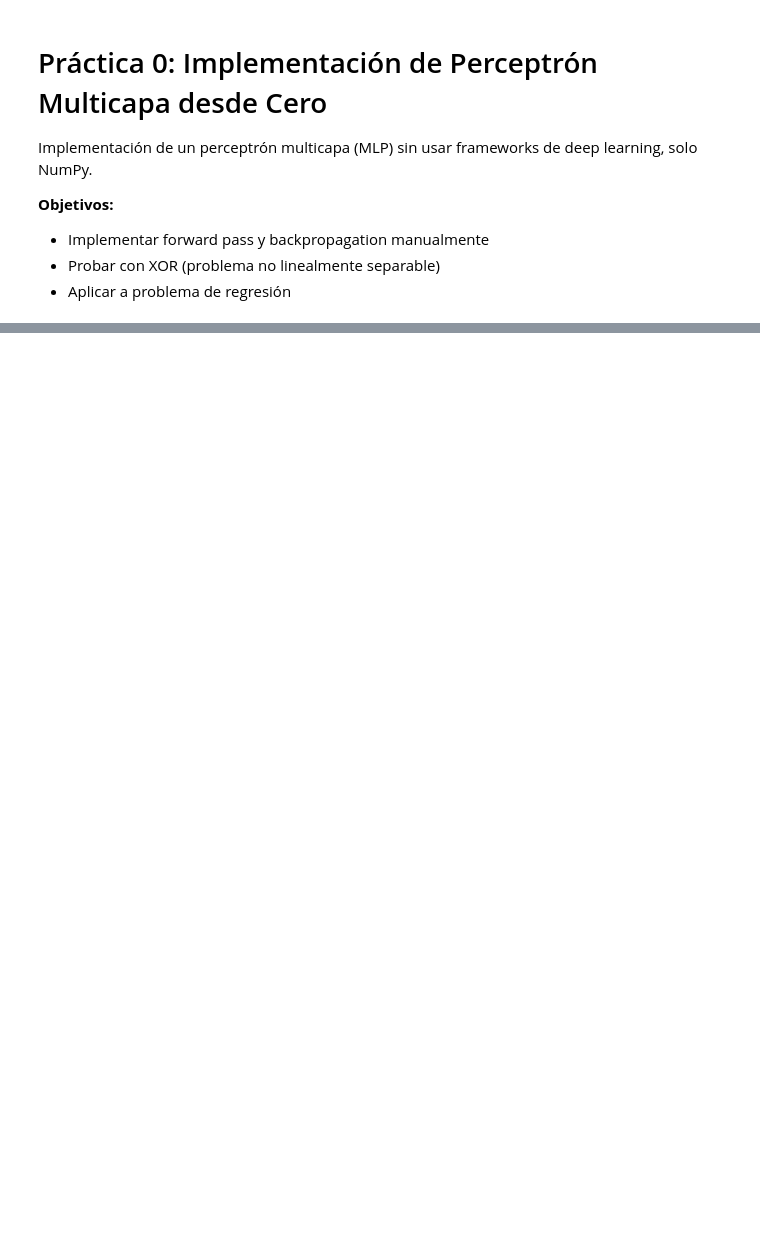
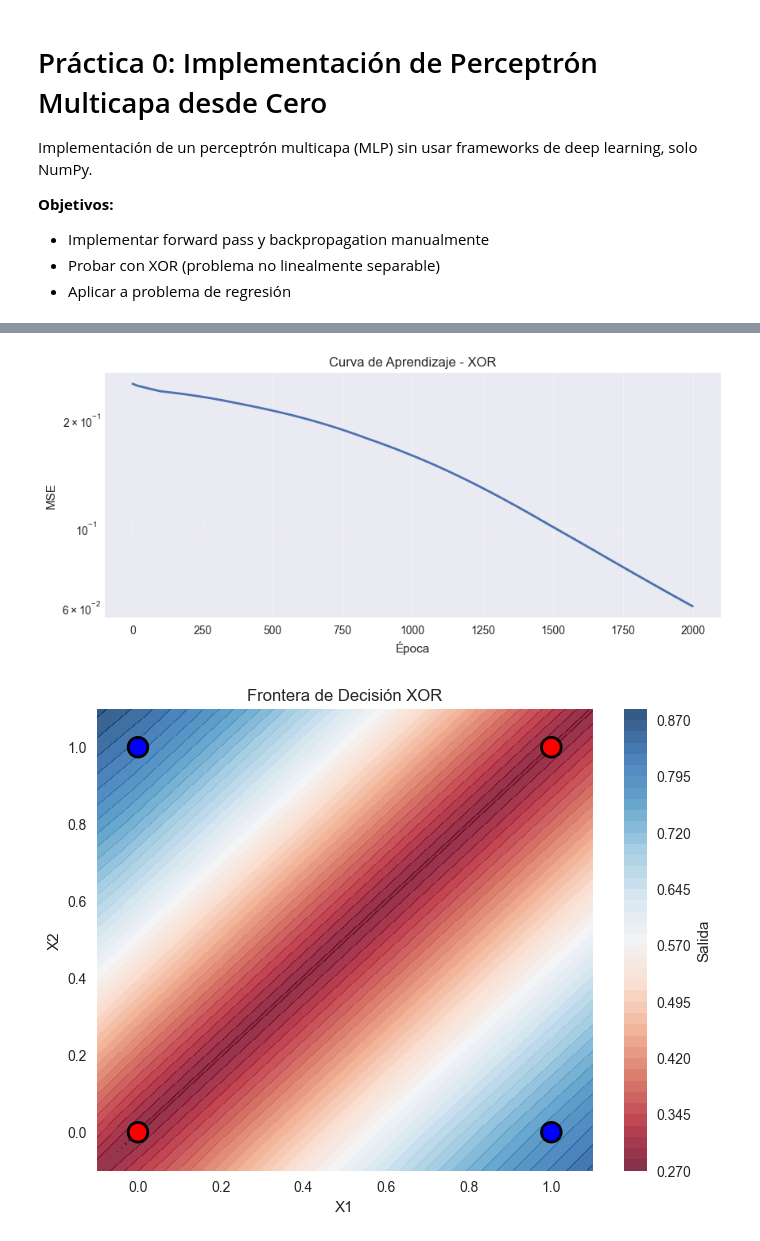
Before and after one commit to pcpO4/deep-trabajo1, a Jupyter notebook: Practicas/practica0_ap.ipynb, the cells around one changed output, grey strips where cells are left out. Drawn from its saved outputs; the diff is of its cells as text; code cells hidden in the pictures; blank space fills up the shorter version.

```diff
--- a/Practicas/practica0_ap.ipynb
+++ b/Practicas/practica0_ap.ipynb
@@ -108,7 +110,7 @@ class MultiLayerPerceptron:
             mse_train = np.mean((y - self.output) ** 2)
             self.train_errors.append(mse_train)
 
-            if X_val is not None and y_val is not None):
+            if X_val is not None and y_val is not None:
                 val_pred = self.forward(X_val)
                 mse_val = np.mean((y_val - val_pred) ** 2)
                 self.validation_errors.append(mse_val)
@@ -132,0 +204,40 @@ print("Clase MultiLayerPerceptron definida")
+# %%
+# Visualizar frontera de decisión XOR
+def plot_decision_boundary(model, X, y, title="Frontera de Decisión"):
+    h = 0.01
+    x_min, x_max = -0.1, 1.1
+    y_min, y_max = -0.1, 1.1
+    xx, yy = np.meshgrid(np.arange(x_min, x_max, h),
+                         np.arange(y_min, y_max, h))
+
+    mesh_points = np.c_[xx.ravel(), yy.ravel()]
+    Z = model.forward(mesh_points)
+    Z = Z.reshape(xx.shape)
+
+    plt.figure(figsize=(8, 6))
+    plt.contourf(xx, yy, Z, levels=50, alpha=0.8, cmap='RdBu')
+    plt.colorbar(label='Salida')
+
+    colors = ['red' if label == 0 else 'blue' for label in y.flatten()]
+    plt.scatter(X[:, 0], X[:, 1], c=colors, s=200, edgecolors='black', linewidth=2)
+
+    plt.xlabel('X1')
+    plt.ylabel('X2')
+    plt.title(title)
+    plt.grid(True, alpha=0.3)
+    plt.show()
+
+# Curva de aprendizaje
+plt.figure(figsize=(10, 4))
+plt.plot(mejor_modelo_xor.train_errors, linewidth=2)
+plt.xlabel('Época')
+plt.ylabel('MSE')
+plt.title('Curva de Aprendizaje - XOR')
+plt.yscale('log')
+plt.grid(True, alpha=0.3)
+plt.show()
+
+plot_decision_boundary(mejor_modelo_xor, X_xor, y_xor, "Frontera de Decisión XOR")
+# %% [output]
+[figure, added]
+[figure, added]
```
Also changed, not shown: parts of 7 cells of this notebook.
